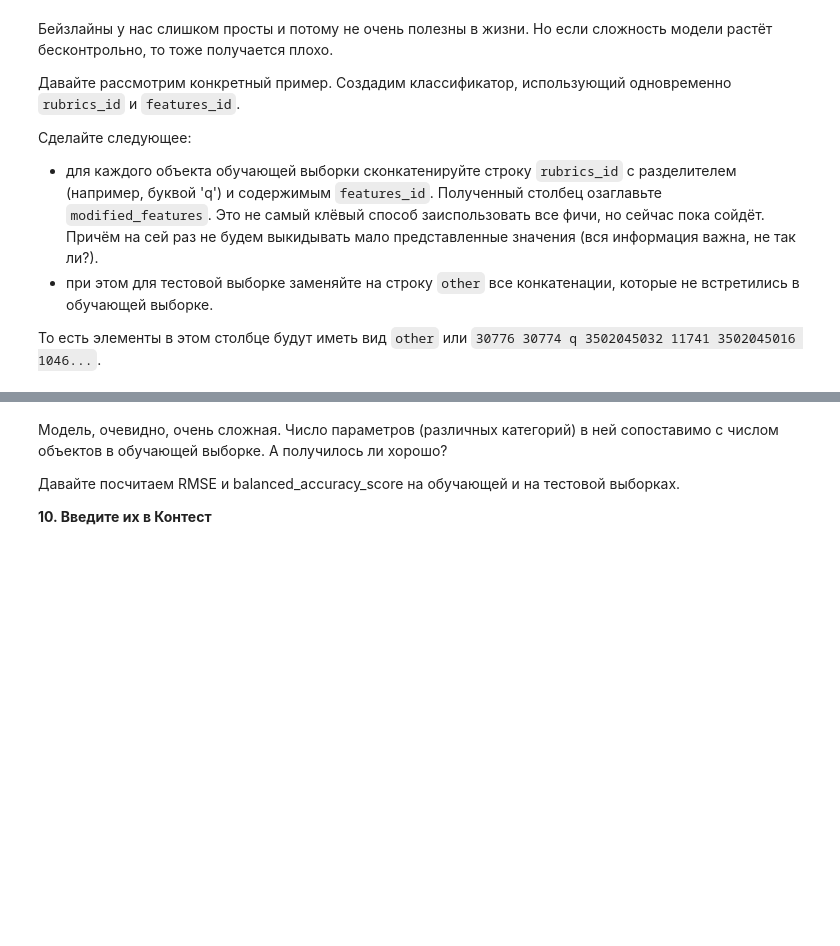
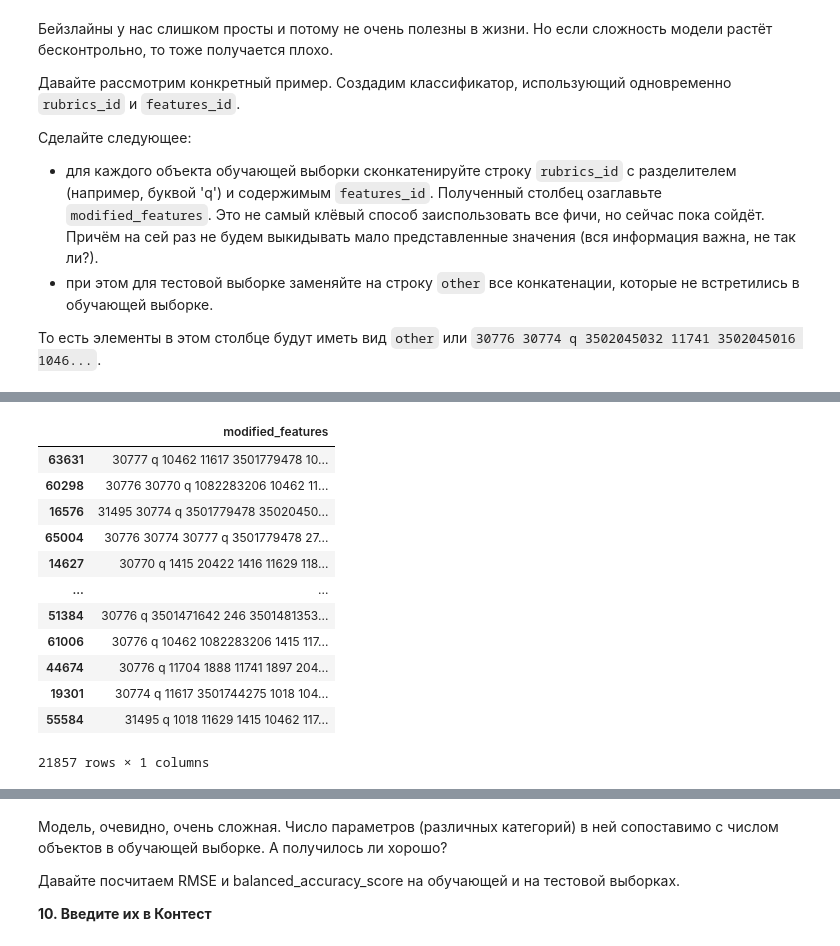
Before and after one commit to touge13/yandexHandbookML, a Jupyter notebook: 1-introML/introML.ipynb, the cells around one changed output, grey strips where cells are left out. Cells and saved outputs as stored; diff of their text form; code cells hidden in the pictures; blank space fills up the shorter version.

```diff
--- a/1-introML/introML.ipynb
+++ b/1-introML/introML.ipynb
@@ -635,3 +806,15 @@ Predict by rubric and city:  0.7095709570957096
 - при этом для тестовой выборке заменяйте на строку `other` все конкатенации, которые не встретились в обучающей выборке.
 
 То есть элементы в этом столбце будут иметь вид `other` или `30776 30774 q 3502045032 11741 3502045016 1046...`.
+# %%
+# Создание столбца modified_features для обучающих данных
+clean_data_train['modified_features'] = clean_data_train['rubrics_id'].astype(str) + ' q ' + clean_data_train['features_id'].astype(str)
+
+# Создание столбца modified_features для тестовых данных и замена непредставленных значений на 'other'
+test_modified_features = clean_data_test['rubrics_id'].astype(str) + ' q ' + clean_data_test['features_id'].astype(str)
+train_modified_features_set = set(clean_data_train['modified_features'])
+
+clean_data_test['modified_features'] = test_modified_features.apply(lambda x: x if x in train_modified_features_set else 'other')
+
+# Вывод первых нескольких строк для проверки
+print(clean_data_test[['modified_features']].head(10))
@@ -637,0 +912,16 @@ Predict by rubric and city:  0.7095709570957096
+# %%
+clean_data_train[['modified_features']]
+# %% [output]
+|  | modified_features |
+| 63631 | 30777 q 10462 11617 3501779478 10... |
+| 60298 | 30776 30770 q 1082283206 10462 11... |
+| 16576 | 31495 30774 q 3501779478 35020450... |
+| 65004 | 30776 30774 30777 q 3501779478 27... |
+| 14627 | 30770 q 1415 20422 1416 11629 118... |
+| ... | ... |
+| 51384 | 30776 q 3501471642 246 3501481353... |
+| 61006 | 30776 q 10462 1082283206 1415 117... |
+| 44674 | 30776 q 11704 1888 11741 1897 204... |
+| 19301 | 30774 q 11617 3501744275 1018 104... |
+| 55584 | 31495 q 1018 11629 1415 10462 117... |
+21857 rows × 1 columns
```
Also changed, not shown: parts of 24 cells of this notebook, 3 other files.
